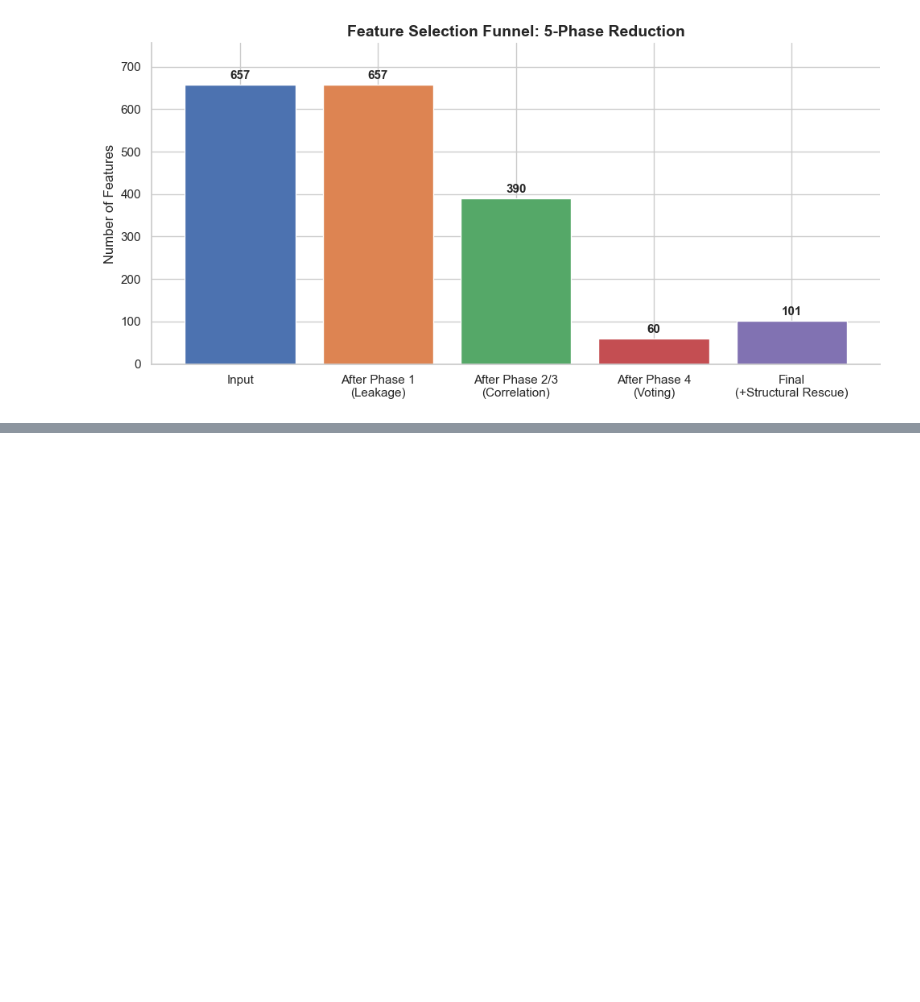
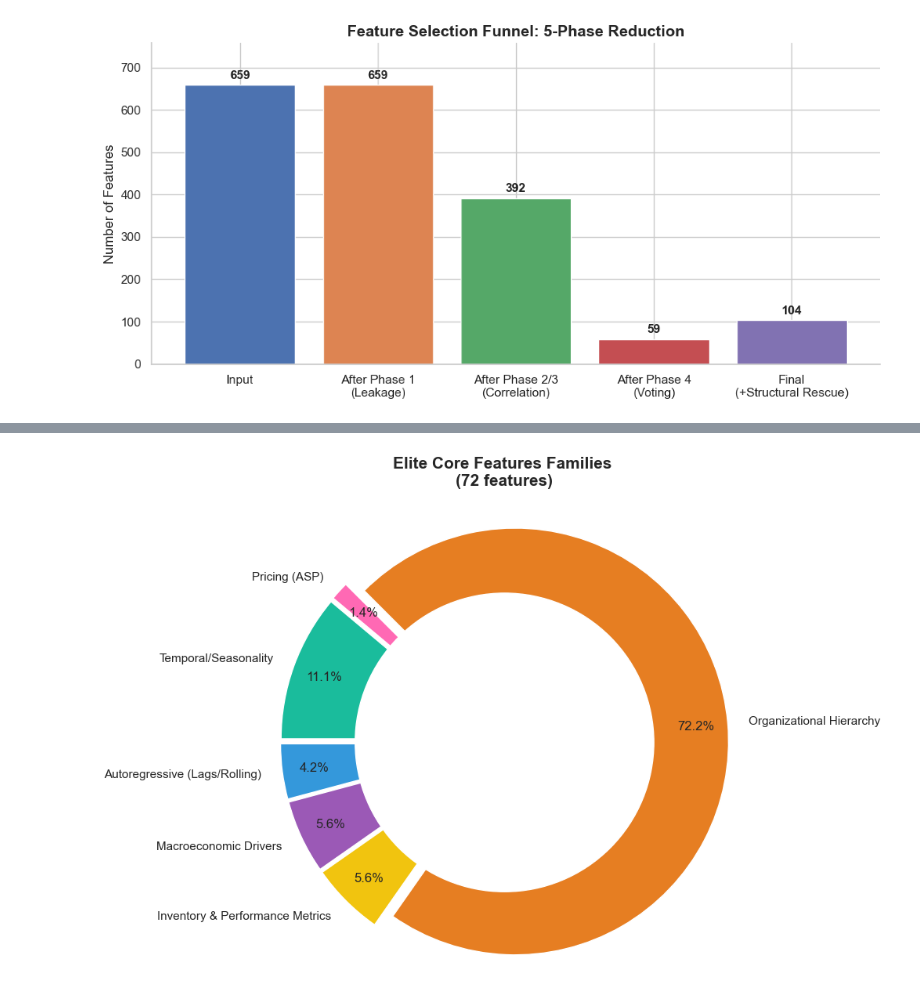
Before and after one commit to RuiSousaFerreiraIMS/Siemens_Advanta_BC, a Jupyter notebook: notebooks/5)Feature_Selection.ipynb, the cells around one changed output, grey strips where cells are left out. Cells and saved outputs as stored; diff of their text form; code cells hidden in the pictures; blank space fills up the shorter version.

Commit message:
FS last updates

```diff
--- a/notebooks/5)Feature_Selection.ipynb
+++ b/notebooks/5)Feature_Selection.ipynb
@@ -97,7 +111,7 @@ selector = FeatureSelection(
     lag_top_k=2,       # top-2 lags per variable family (intra-family Pearson then prunes to 1 if correlated)
     corr_threshold=0.95, # lower → more aggressive redundancy removal in Phase 2+3
     min_votes=1,        # union of Lasso + RF (with min_votes=2  only 15 features survived)
-    rf_top_n=50,        # RF selects top-50 by importance
+    rf_cum_threshold=0.90,        # @bruna RF selects 90pp by importance
 )
 
 selector.fit(X_train, y_train)
@@ -155,0 +204,75 @@ plt.show()
+# %%
+n_real_success = len(all_selected_features)
+
+def categorize(feature):
+    # macro indicators
+    countries = ['China', 'Germany', 'France', 'United_States', 'Italy', 'Japan', 'Switzerland', 'United_Kingdom']
+    if any(ctry in feature for ctry in countries):
+        return 'Macroeconomic Drivers'
+
+    # hierarchy
+    if 'Parent' in feature or 'Share_of_Parent' in feature:
+        return 'Organizational Hierarchy'
+
+    # calendar & seasonality
+    if any(kw in feature for kw in ['Month', 'Quarter', 'sin', 'cos']):
+        return 'Temporal/Seasonality'
+
+    # pricing dynamics
+    if 'ASP' in feature:
+        return 'Pricing (ASP)'
+
+    # inventory & sales performance
+    if any(kw in feature for kw in ['Zero_Share', 'Months_Since_Last_Nonzero', 'Nonzero_Count', 'CV_12', 'Momentum']):
+        return 'Inventory & Performance Metrics'
+
+    # autoregressive features
+    if any(kw in feature for kw in ['Lag_', 'Rolling_', 'Trend_Slope']):
+        return 'Autoregressive (Lags/Rolling)'
+
+    # fallback
+    return 'Other Internal Dynamics'
+
+if n_real_success == 0:
+    print("Error.")
+else:
+    full_freq = pd.DataFrame.from_dict(feature_freq, orient='index', columns=['count'])
+    full_freq['percentage'] = (full_freq['count'] / n_real_success) * 100
+    full_freq = full_freq.sort_values('percentage', ascending=False)
+
+    threshold_elite = 95
+    elite_features = full_freq[full_freq['percentage'] >= threshold_elite].index
+
+    if len(elite_features) == 0:
+        print(f"No feature reached a value of {threshold_elite}%.")
+        print(f"The max is {full_freq['percentage'].max():.1f}%.")
+    else:
+        # categorizing features into families
+        elite_categories = [categorize(f) for f in elite_features]
+        elite_counts = Counter(elite_categories)
+
+        # graph
+        plt.figure(figsize=(10, 7))
+        colors = ['#1abc9c', '#3498db', '#9b59b6', '#f1c40f', '#e67e22', '#FF69B4']
+
+        plt.pie(
+            elite_counts.values(),
+            labels=elite_counts.keys(),
+            autopct='%1.1f%%',
+            startangle=140,
+            colors=colors[:len(elite_counts)],
+            pctdistance=0.85,
+            explode=[0.05] * len(elite_counts)
+        )
+
+        centre_circle = plt.Circle((0,0), 0.70, fc='white')
+        fig = plt.gcf()
+        fig.gca().add_artist(centre_circle)
+
+        plt.title(f'Elite Core Features Families \n({len(elite_features)} features)',
+                  fontsize=15, fontweight='bold', pad=20)
+        plt.axis('equal')
+        plt.tight_layout()
+        plt.show()
+# %% [output]
+[figure, added]
```
Also changed, not shown: parts of 8 cells of this notebook, 1 other file.
